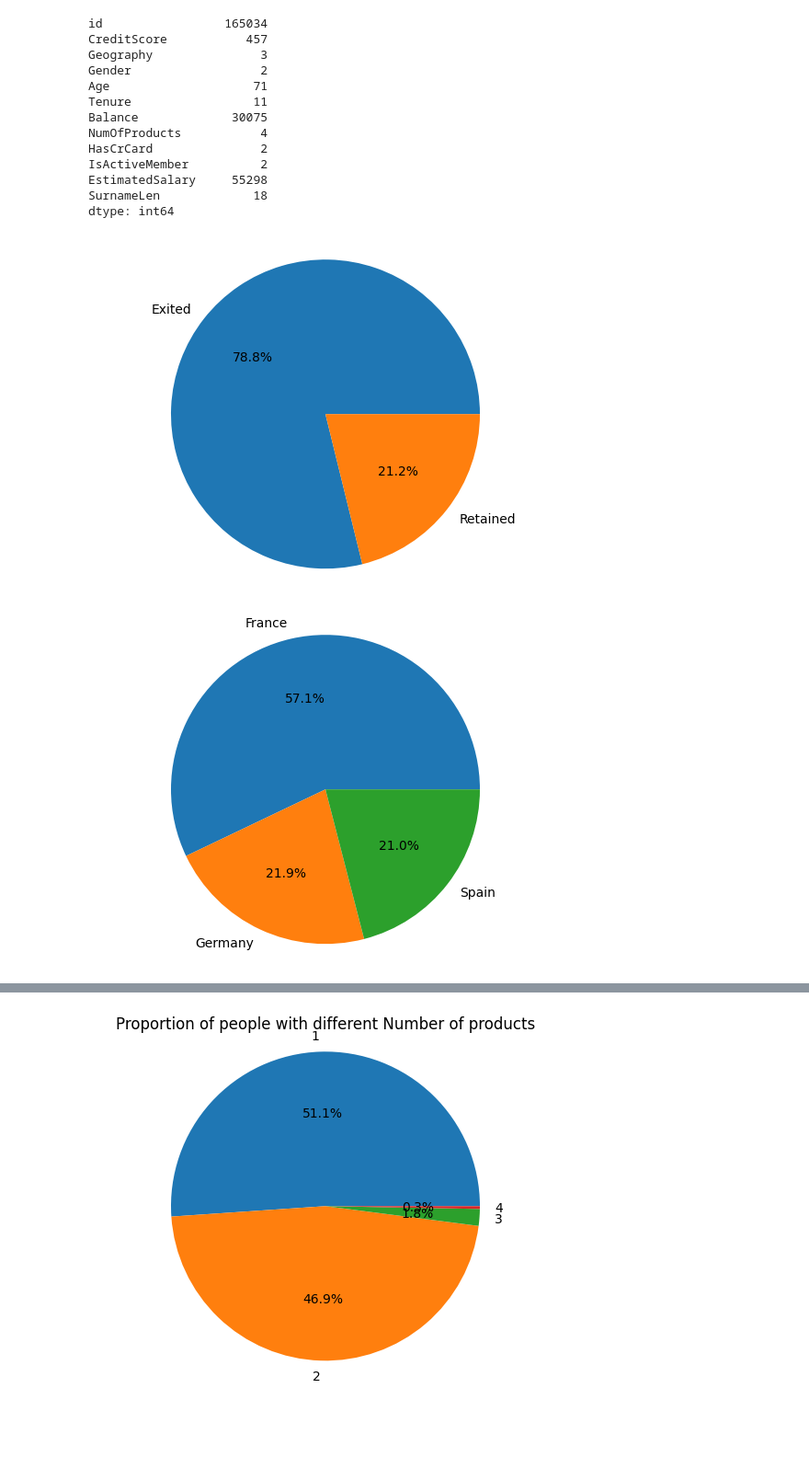
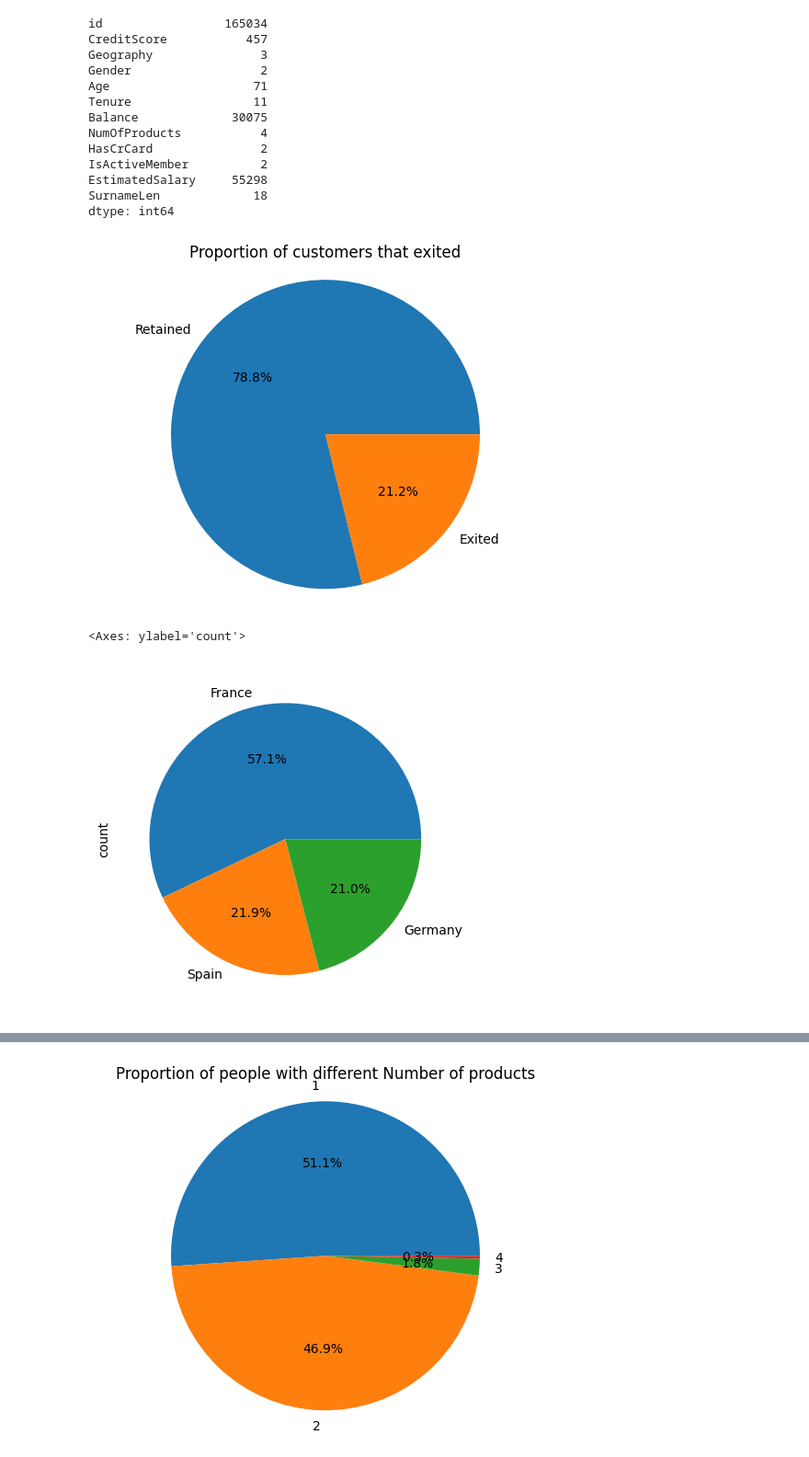
Before and after one commit to kevin51jiang/msci-546-project, a Jupyter notebook: baseline.ipynb, the cells around one changed output, grey strips where cells are left out. Shown: that part at 92% size. Cells and saved outputs as stored; diff of their text form; code cells hidden in the pictures; blank space fills up the shorter version.

Commit message:
fix churn pie chart, add one hot encoded variables to correlation table

```diff
--- a/baseline.ipynb
+++ b/baseline.ipynb
@@ -66,29 +74,22 @@ dtype: int64
 # %%
 
 # Check for the distribution of the target variable
 df['Exited'].value_counts()
 
 # Plot this in a pie chart using pyplot
 import matplotlib.pyplot as plt
-labels = 'Exited', 'Retained'
+
+labels = 'Retained', 'Exited'
 sizes = df['Exited'].value_counts()
 fig1, ax1 = plt.subplots()
 ax1.pie(sizes, labels=labels, autopct='%1.1f%%')
 ax1.axis('equal')
+ax1.set_title('Proportion of customers that exited')
 plt.show()
 # %% [output]
-[figure, old version]
+[figure, new version]
 # %%
-
-# Check for the distribution of the categorical variables
-X['Geography'].value_counts()
-
-# Plot the distribution in a pie chart
-labels = 'France', 'Germany', 'Spain'
-sizes = X['Geography'].value_counts()
-fig1, ax1 = plt.subplots()
-ax1.pie(sizes, labels=labels, autopct='%1.1f%%')
-ax1.axis('equal')
-plt.show()
+X_raw["Geography"].value_counts().plot(kind='pie', autopct='%1.1f%%')
 # %% [output]
+<Axes: ylabel='count'>
-[figure, old version]
+[figure, new version]
```
Also changed, not shown: parts of 20 cells of this notebook.
